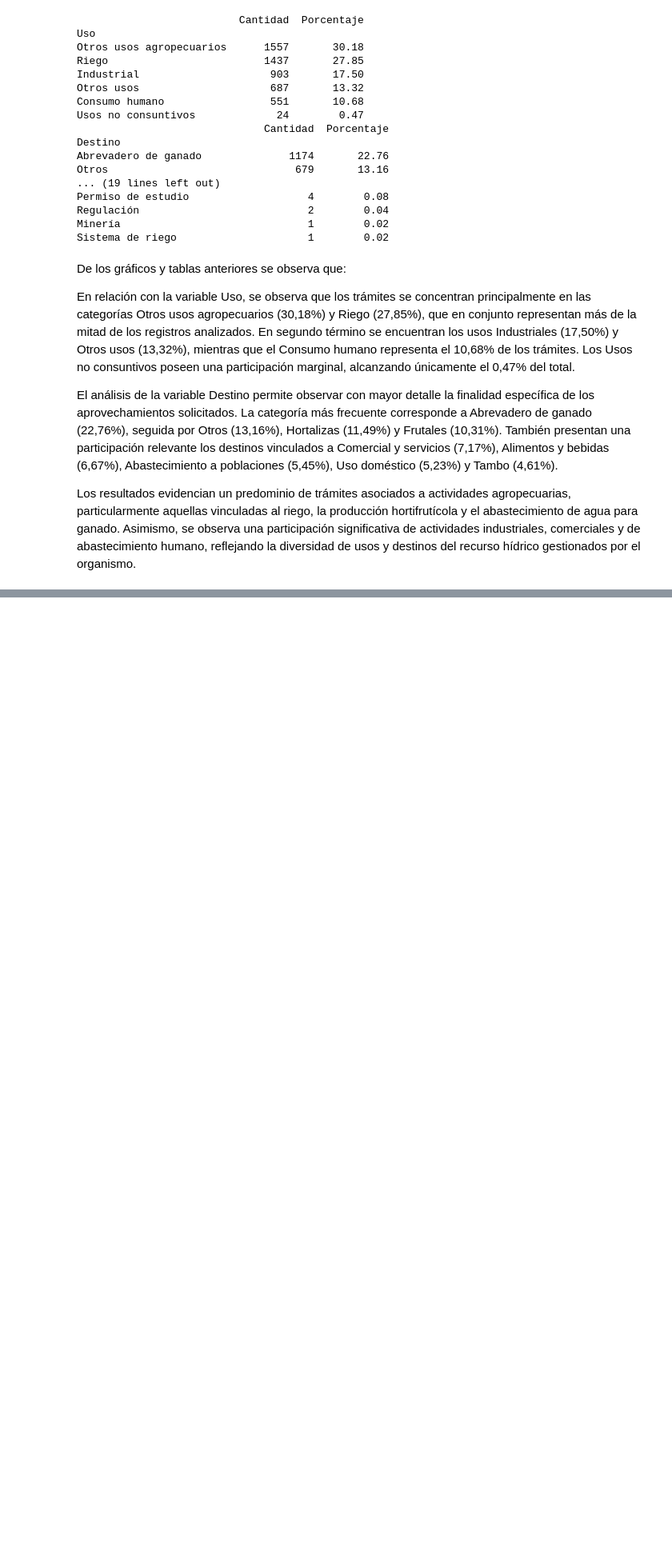
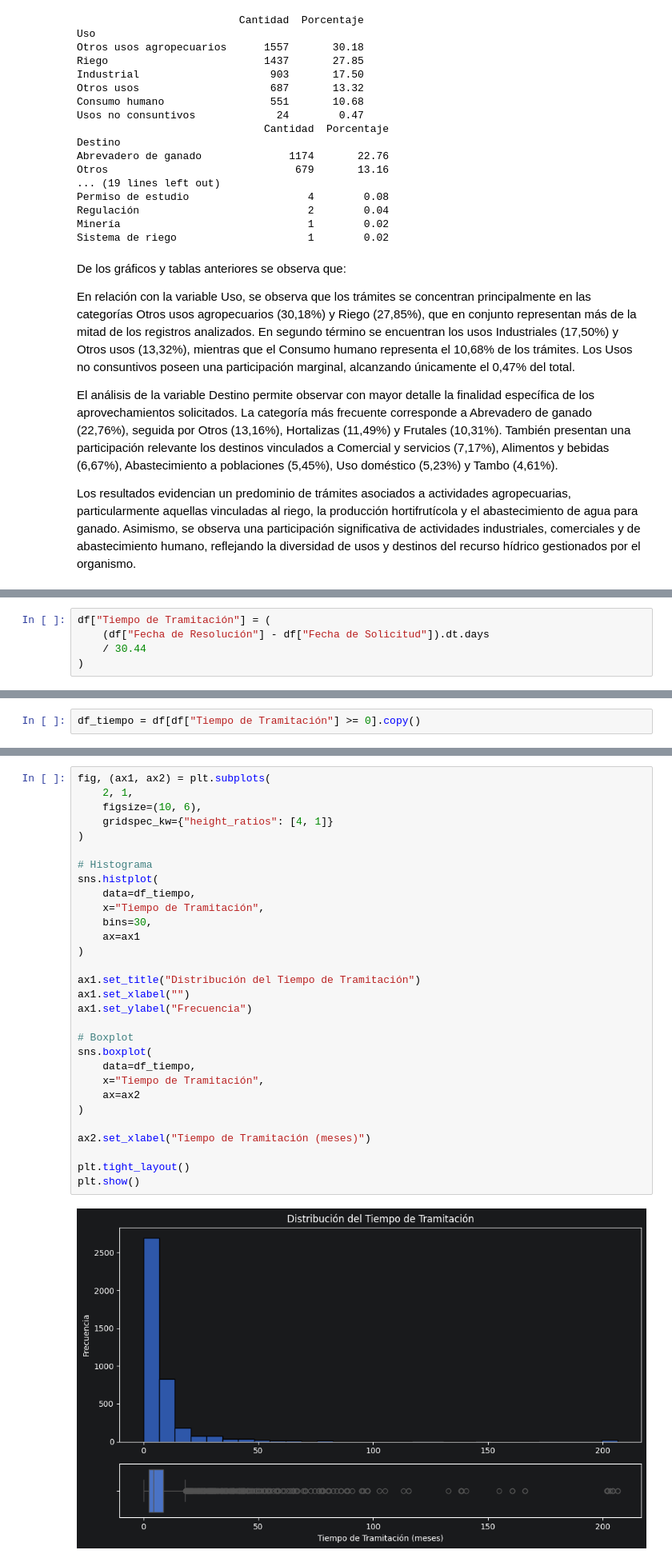
Before and after one commit to fcuneo/proyecto-python-diplomado, a Jupyter notebook: notebooks/practice.ipynb, the cells around one changed output, grey strips where cells are left out. Shown at 80% size. Cells and saved outputs as stored; diff of their text form; blank space fills up the shorter version.

```diff
--- a/notebooks/practice.ipynb
+++ b/notebooks/practice.ipynb
@@ -894,0 +1118,5 @@ Los resultados evidencian un predominio de trámites asociados a actividades agr
+# %%
+df["Tiempo de Tramitación"] = (
+    (df["Fecha de Resolución"] - df["Fecha de Solicitud"]).dt.days
+    / 30.44
+)
@@ -894,0 +1204,2 @@ Los resultados evidencian un predominio de trámites asociados a actividades agr
+# %%
+df_tiempo = df[df["Tiempo de Tramitación"] >= 0].copy()
@@ -894,0 +1242,32 @@ Los resultados evidencian un predominio de trámites asociados a actividades agr
+# %%
+fig, (ax1, ax2) = plt.subplots(
+    2, 1,
+    figsize=(10, 6),
+    gridspec_kw={"height_ratios": [4, 1]}
+)
+
+# Histograma
+sns.histplot(
+    data=df_tiempo,
+    x="Tiempo de Tramitación",
+    bins=30,
+    ax=ax1
+)
+
+ax1.set_title("Distribución del Tiempo de Tramitación")
+ax1.set_xlabel("")
+ax1.set_ylabel("Frecuencia")
+
+# Boxplot
+sns.boxplot(
+    data=df_tiempo,
+    x="Tiempo de Tramitación",
+    ax=ax2
+)
+
+ax2.set_xlabel("Tiempo de Tramitación (meses)")
+
+plt.tight_layout()
+plt.show()
+# %% [output]
+[figure, added]
```
Also changed, not shown: parts of 26 cells of this notebook.
